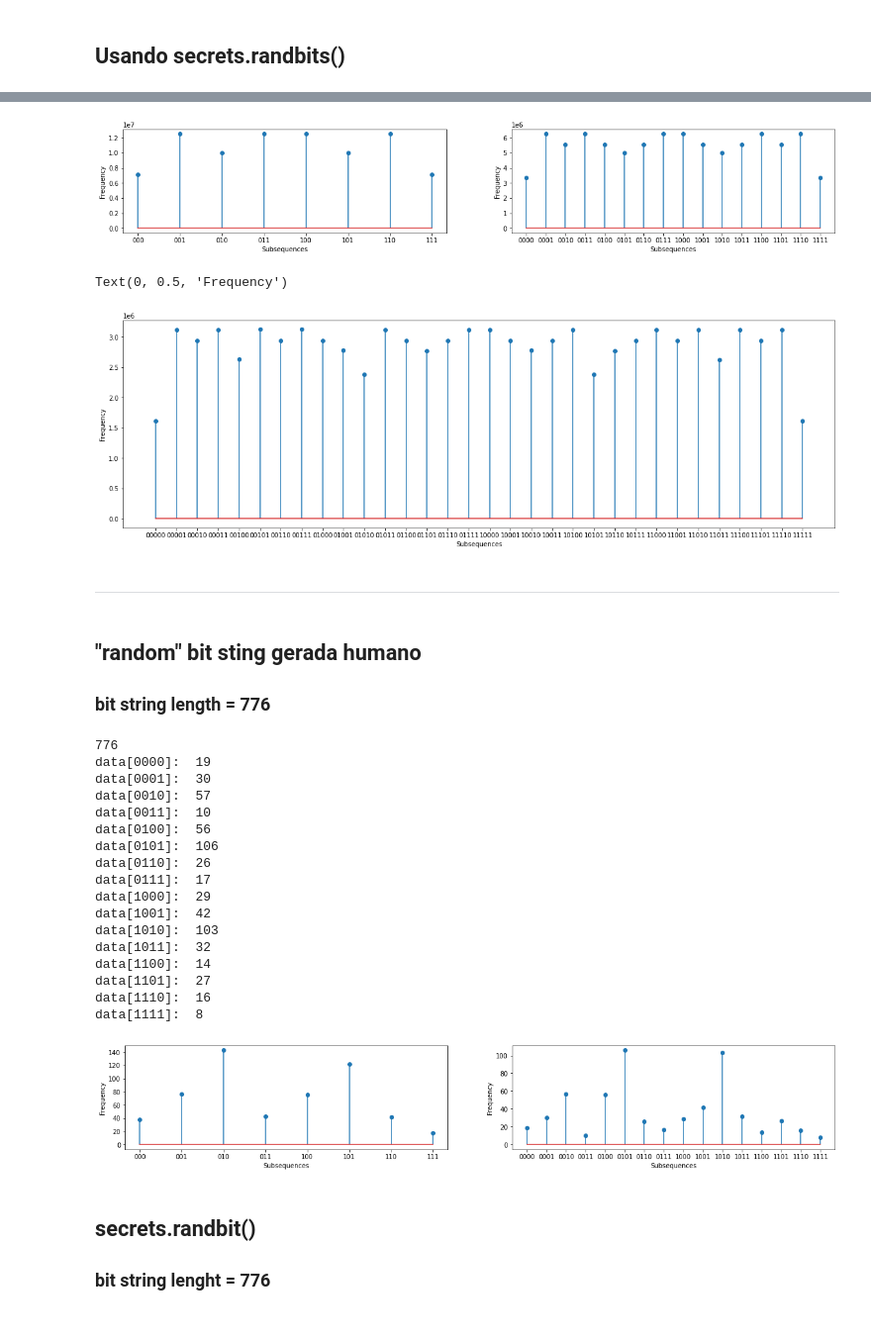
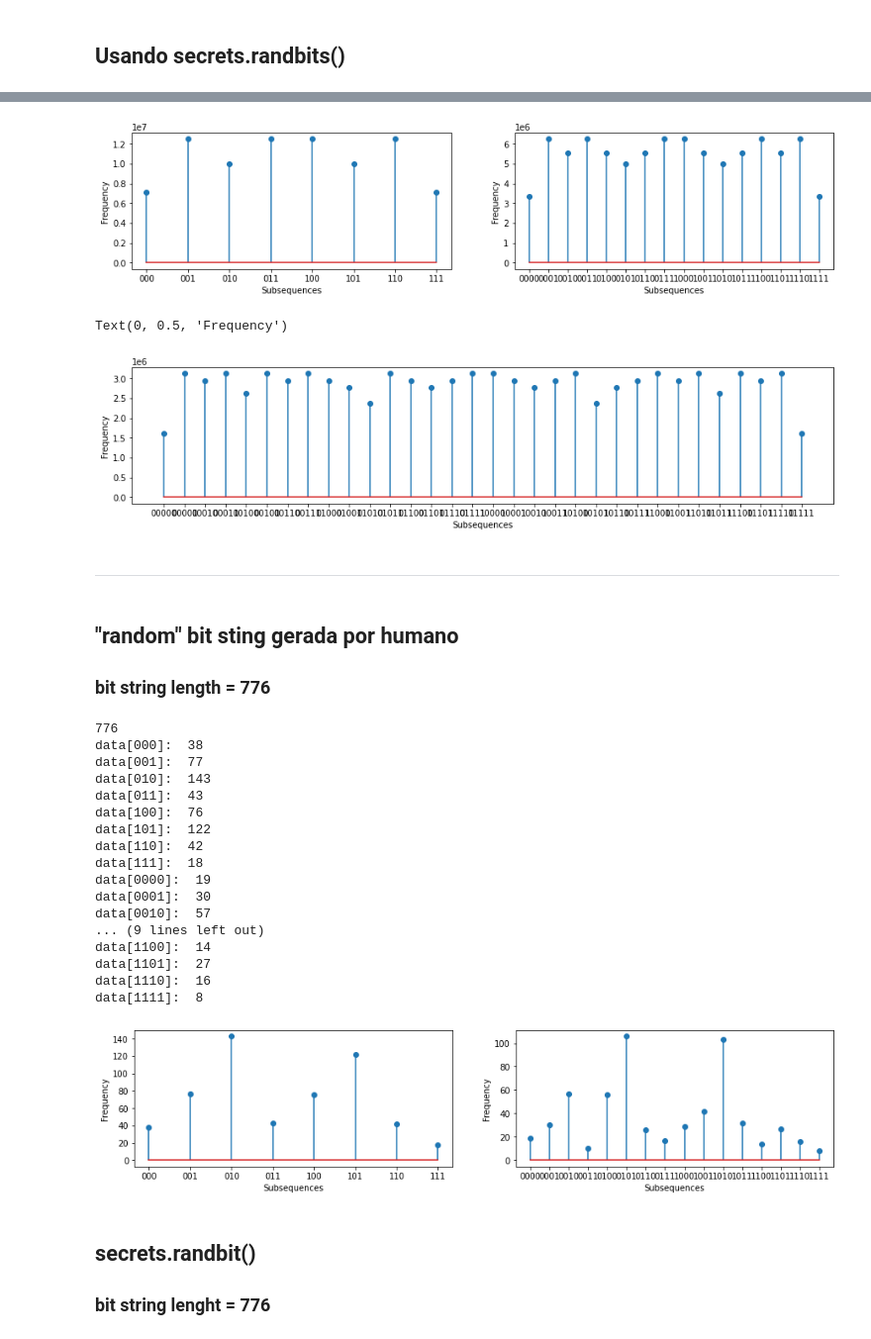
Before and after one commit to OHomemParede/Frequency-Stability-Property, a Jupyter notebook: Frequency-Stability-Property.ipynb, the cells around one changed output, grey strips where cells are left out. Shown at 99% size. Cells and saved outputs as stored; diff of their text form; code cells hidden in the pictures.

```diff
--- a/Frequency-Stability-Property.ipynb
+++ b/Frequency-Stability-Property.ipynb
@@ -37,7 +34,6 @@ for axn in (ax1, ax2):
 # %%
-fig, (ax3, ax4) = plt.subplots(1, 2, figsize=(20, 3))
+fig, (ax3, ax4) = plt.subplots(1, 2, figsize=(15, 3))
 seq = 3
-
 
 for axn in (ax3, ax4):
     data = frequency(x, seq, n)
@@ -72,20 +65,18 @@ for axn in (ax1, ax2):
 # %%
-fig, (ax3, ax4) = plt.subplots(1, 2, figsize=(20, 3))
+fig, (ax3, ax4) = plt.subplots(1, 2, figsize=(15, 3))
 seq = 3
-
 
 for axn in (ax3, ax4):
     data = frequency(x, seq, n)
     axn.stem(data.keys(), data.values())
     axn.set_xlabel('Subsequences')
     axn.set_ylabel('Frequency')
     seq+=1
 # %% [output]
-[figure, old version]
+[figure, new version]
 # %%
-fig, (ax5) = plt.subplots(1, figsize=(20, 6))
+fig, ax5 = plt.subplots(1, figsize=(15, 3))
 seq = 5
-
 
 data = frequency(x, seq, n)
 ax5.stem(data.keys(), data.values())
@@ -93,11 +84,11 @@ ax5.set_xlabel('Subsequences')
 ax5.set_ylabel('Frequency')
 # %% [output]
 Text(0, 0.5, 'Frequency')
-[figure, old version]
+[figure, new version]
 # %% [markdown]
 ___________
 # %% [markdown]
-## "random" bit sting gerada humano
+## "random" bit sting gerada por humano
 ### bit string length = 776
 # %%
 x = """10101101010101000100101001001001010101010101010101001010101010101010100101010101010101100000001101011101
@@ -108,41 +99,39 @@ x = """1010110101010100010010100100100101010101010101010100101010101010101010010
 1010101101010101010010101010101001011110100100100101001001010110101000011001001011010101001110101001010001010
 01010010101001010010101111010000001011100000010100101011010010100101000010101011100101000100101001000101010100010"""
 n = len(x)
+print(len(x)) # tamanho de x
 
-
-fig, (ax3, ax4) = plt.subplots(1, 2, figsize=(20, 3))
+fig, (ax1, ax2) = plt.subplots(1, 2, figsize=(15, 3))
 seq = 3
 
 
-for axn in (ax3, ax4):
+for axn in (ax1, ax2):
     data = frequency(x, seq, n)
     axn.stem(data.keys(), data.values())
     axn.set_xlabel('Subsequences')
     axn.set_ylabel('Frequency')
+    for k in data.keys():
+        print(f'data[{k}]:  {data[k]}')
     seq+=1
-
-print(len(x))
-for k in data.keys():
-    print(f'data[{k}]:  {data[k]}')
 # %% [output]
 776
+data[000]:  38
+data[001]:  77
+data[010]:  143
+data[011]:  43
+data[100]:  76
+data[101]:  122
+data[110]:  42
+data[111]:  18
 data[0000]:  19
 data[0001]:  30
 data[0010]:  57
-data[0011]:  10
-data[0100]:  56
-data[0101]:  106
-data[0110]:  26
-data[0111]:  17
-data[1000]:  29
-data[1001]:  42
-data[1010]:  103
-data[1011]:  32
+... (9 lines left out)
 data[1100]:  14
 data[1101]:  27
 data[1110]:  16
 data[1111]:  8
-[figure, old version]
+[figure, new version]
 # %% [markdown]
 ## secrets.randbit()
 ###  bit string lenght = 776
```
Also changed, not shown: parts of 6 cells of this notebook.
